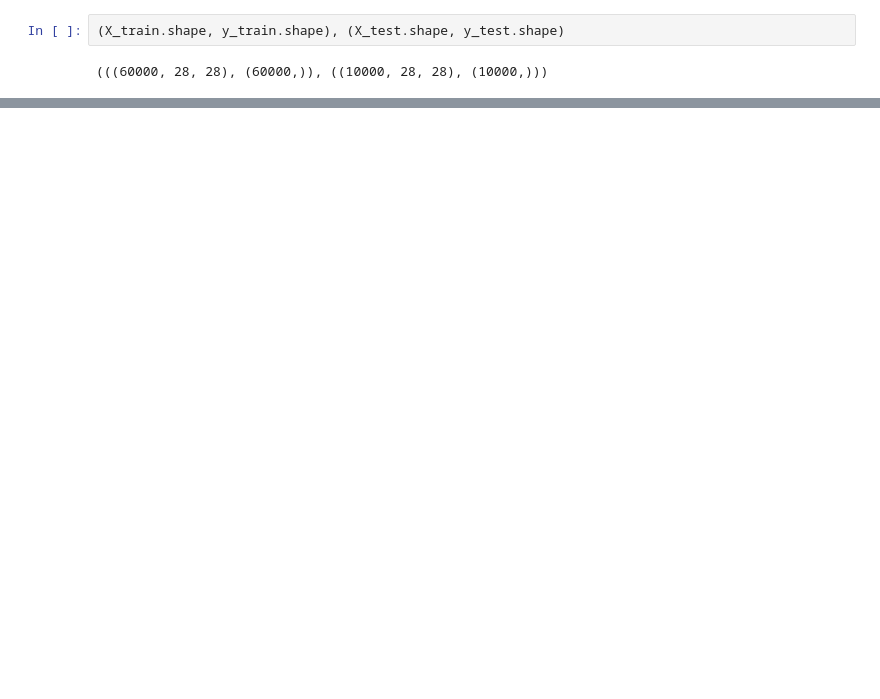
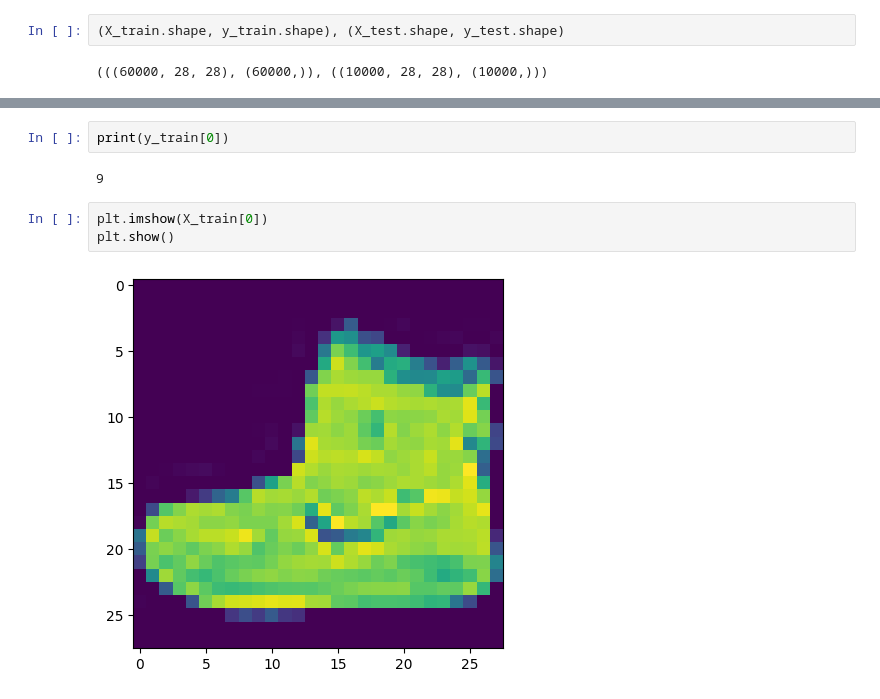
Before and after one commit to TruongQuangPhat/Fashion_ANN, a Jupyter notebook: Fashion_Dicognition.ipynb, the cells around one changed output, grey strips where cells are left out. Cells and saved outputs as stored; diff of their text form; blank space fills up the shorter version.

```diff
--- a/Fashion_Dicognition.ipynb
+++ b/Fashion_Dicognition.ipynb
@@ -24,0 +38,9 @@ Downloading data from https://storage.googleapis.com/tensorflow/tf-keras-dataset
+# %%
+print(y_train[0])
+# %% [output]
+9
+# %%
+plt.imshow(X_train[0])
+plt.show()
+# %% [output]
+[figure, added]
```
Also changed, not shown: parts of 21 cells of this notebook.
